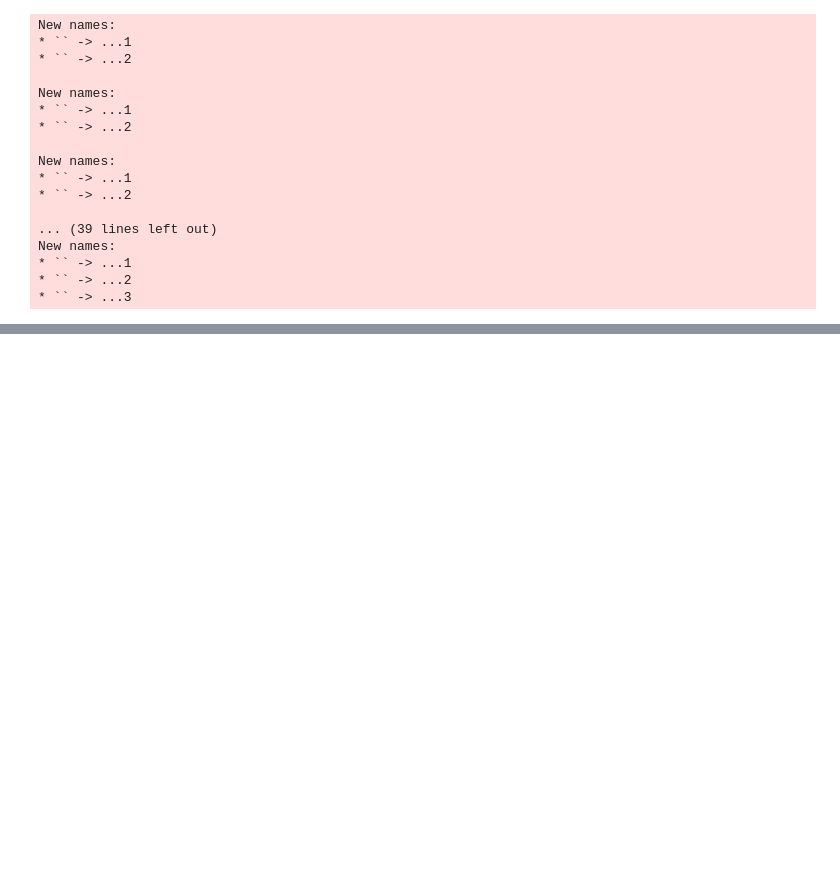
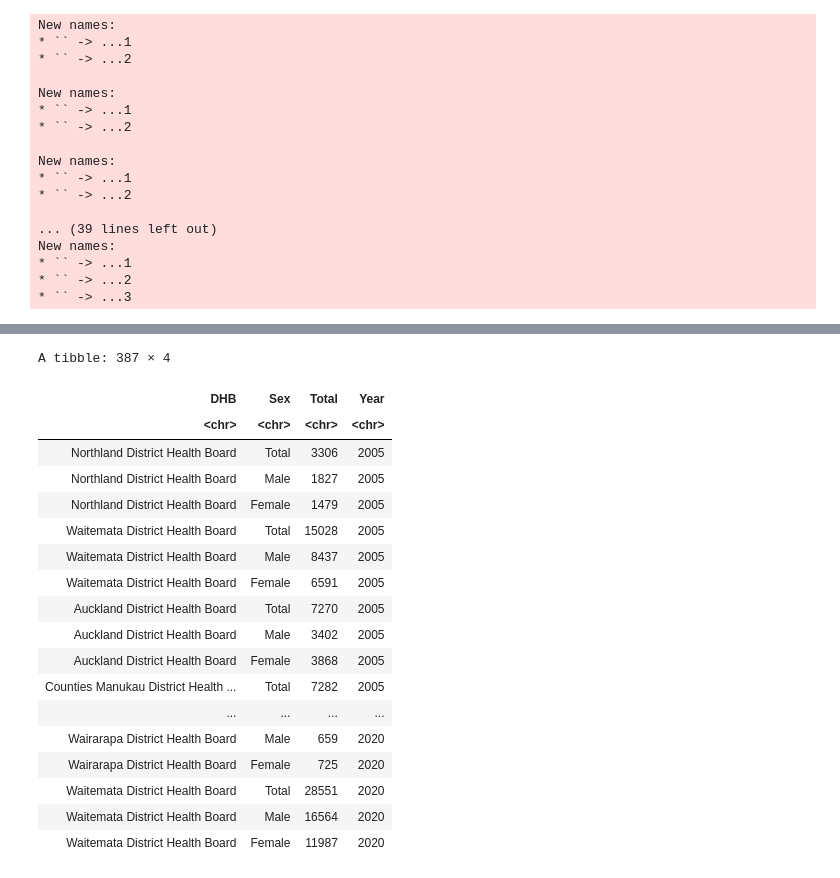
Before and after one commit to adaizh/datamac, a Jupyter notebook: Mental Health.ipynb, the cells around one changed output, grey strips where cells are left out. Drawn from its saved outputs; the diff is of its cells as text; code cells hidden in the pictures; blank space fills up the shorter version.

```diff
--- a/Mental Health.ipynb
+++ b/Mental Health.ipynb
@@ -243,19 +178,39 @@ A tibble: 21 × 4
 # %%
-# Bind the tables into one dataframe (except 2010 because it does not have information on breakdown numbers by sex)
-mh_df <- mh_df_0405 %>%
-        rbind(mh_df_0506,
+# Bind the tables into one dataframe (note: 2010 only has total number of patients)
+mh_df <- rbind(mh_df_0405,
+              mh_df_0506,
               mh_df_0607,
               mh_df_0708,
               mh_df_0910,
               mh_df_1011,
               mh_df_1112,
               mh_df_1213,
               mh_df_1314,
               mh_df_1415,
               mh_df_1516,
               mh_df_1617,
               mh_df_1718,
               mh_df_1819,
               mh_df_1920)
-#mh_df
+mh_df
+# %% [output]
+A tibble: 387 × 4
+| DHB | Sex | Total | Year |
+| <chr> | <chr> | <chr> | <chr> |
+| Northland District Health Board | Total | 3306 | 2005 |
+| Northland District Health Board | Male | 1827 | 2005 |
+| Northland District Health Board | Female | 1479 | 2005 |
+| Waitemata District Health Board | Total | 15028 | 2005 |
+| Waitemata District Health Board | Male | 8437 | 2005 |
+| Waitemata District Health Board | Female | 6591 | 2005 |
+| Auckland District Health Board | Total | 7270 | 2005 |
+| Auckland District Health Board | Male | 3402 | 2005 |
+| Auckland District Health Board | Female | 3868 | 2005 |
+| Counties Manukau District Health ... | Total | 7282 | 2005 |
+| ... | ... | ... | ... |
+| Wairarapa District Health Board | Male | 659 | 2020 |
+| Wairarapa District Health Board | Female | 725 | 2020 |
+| Waitemata District Health Board | Total | 28551 | 2020 |
+| Waitemata District Health Board | Male | 16564 | 2020 |
+| Waitemata District Health Board | Female | 11987 | 2020 |
 # %%
```
Also changed, not shown: parts of 7 cells of this notebook, 9 other files.
